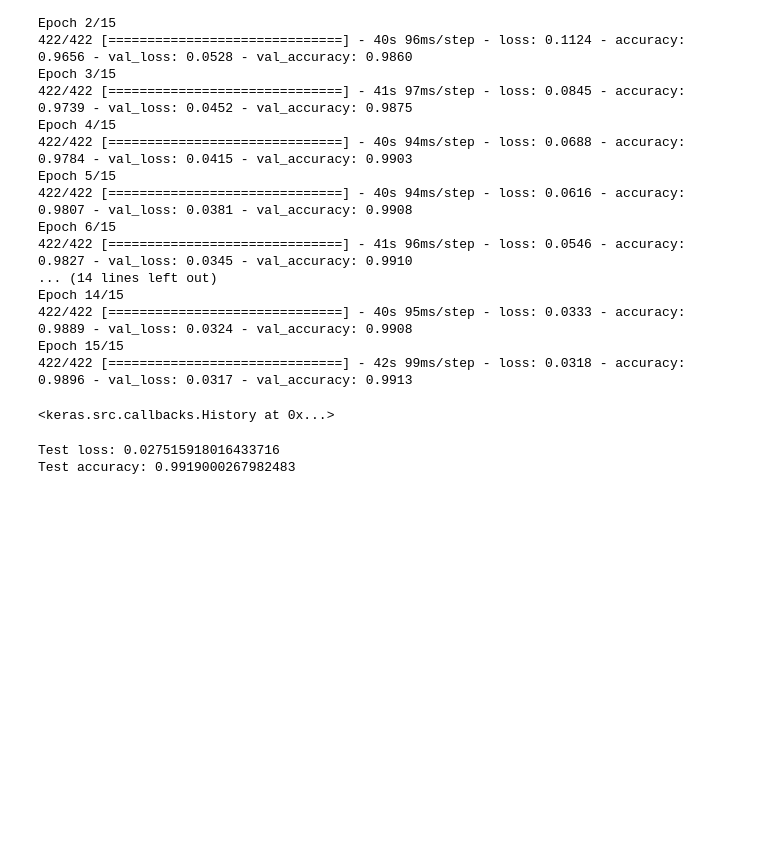
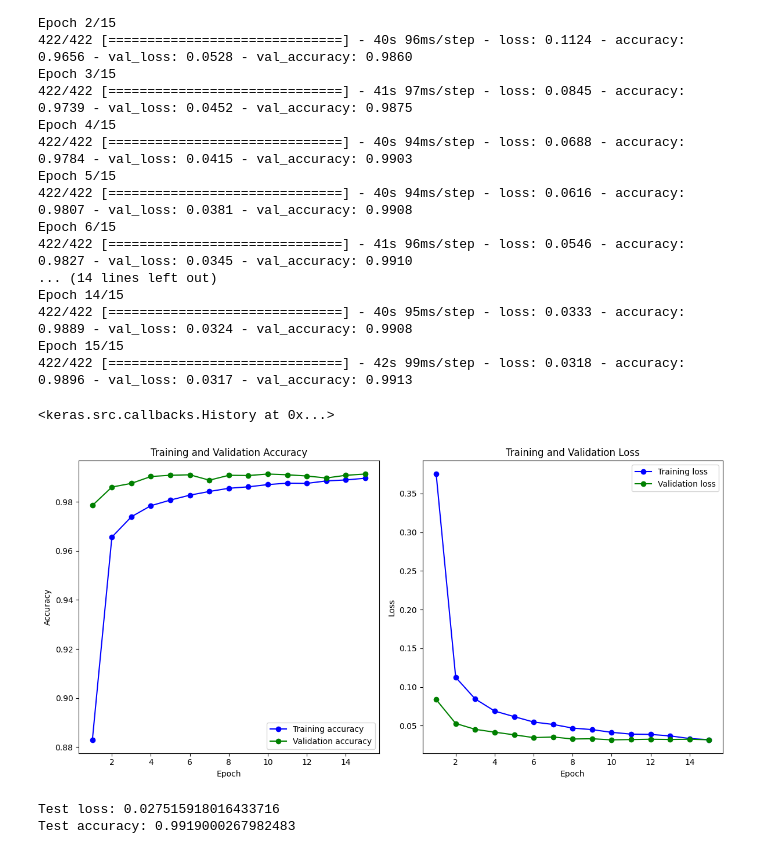
Before and after one commit to StevenFromUnimiMIEDSE/Unimi-DSE-Machine-Learning-Project-Tests, a Jupyter notebook: experimental nn model with artifitial pics(to be improved).ipynb, the cells around one changed output. Drawn from its saved outputs; the diff is of its cells as text; code cells hidden in the pictures; blank space fills up the shorter version.

```diff
--- a/experimental nn model with artifitial pics(to be improved).ipynb
+++ b/experimental nn model with artifitial pics(to be improved).ipynb
@@ -61,6 +61,45 @@ Epoch 14/15
 Epoch 15/15
 422/422 [==============================] - 42s 99ms/step - loss: 0.0318 - accuracy: 0.9896 - val_loss: 0.0317 - val_accuracy: 0.9913
 <keras.src.callbacks.History at 0x...>
+# %%
+import matplotlib.pyplot as plt
+
+# Epochs
+epochs = range(1, 16)
+
+# Accuracy values
+train_accuracy = [0.8830, 0.9656, 0.9739, 0.9784, 0.9807, 0.9827, 0.9842, 0.9855, 0.9861, 0.9870, 0.9876, 0.9875, 0.9885, 0.9889, 0.9896]
+val_accuracy = [0.9785, 0.9860, 0.9875, 0.9903, 0.9908, 0.9910, 0.9888, 0.9908, 0.9907, 0.9913, 0.9910, 0.9905, 0.9897, 0.9908, 0.9913]
+
+# Loss values
+train_loss = [0.3752, 0.1124, 0.0845, 0.0688, 0.0616, 0.0546, 0.0515, 0.0468, 0.0448, 0.0413, 0.0390, 0.0386, 0.0367, 0.0333, 0.0318]
+val_loss = [0.0836, 0.0528, 0.0452, 0.0415, 0.0381, 0.0345, 0.0353, 0.0327, 0.0330, 0.0316, 0.0320, 0.0324, 0.0321, 0.0324, 0.0317]
+
+# Create plots
+plt.figure(figsize=(12, 6))
+
+# Plot accuracy
+plt.subplot(1, 2, 1)  # 1 row, 2 columns, 1st subplot
+plt.plot(epochs, train_accuracy, 'bo-', label='Training accuracy')
+plt.plot(epochs, val_accuracy, 'go-', label='Validation accuracy')
+plt.title('Training and Validation Accuracy')
+plt.xlabel('Epoch')
+plt.ylabel('Accuracy')
+plt.legend()
+
+# Plot loss
+plt.subplot(1, 2, 2)  # 1 row, 2 columns, 2nd subplot
+plt.plot(epochs, train_loss, 'bo-', label='Training loss')
+plt.plot(epochs, val_loss, 'go-', label='Validation loss')
+plt.title('Training and Validation Loss')
+plt.xlabel('Epoch')
+plt.ylabel('Loss')
+plt.legend()
+
+plt.tight_layout()
+plt.show()
+# %% [output]
+[figure, added]
 # %%
 score = model.evaluate(x_test, y_test, verbose=0)
 print("Test loss:", score[0])
```
Also changed, not shown: parts of 1 cell of this notebook.
